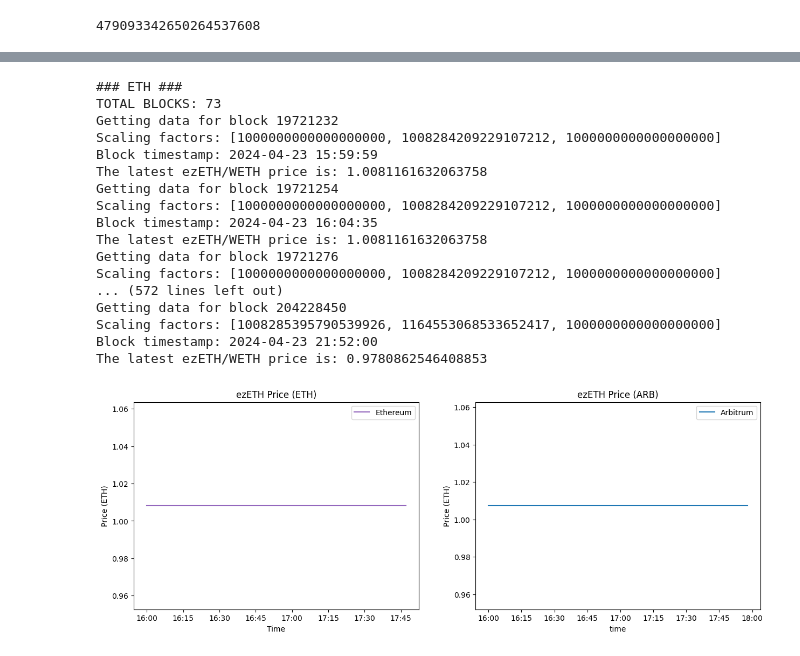
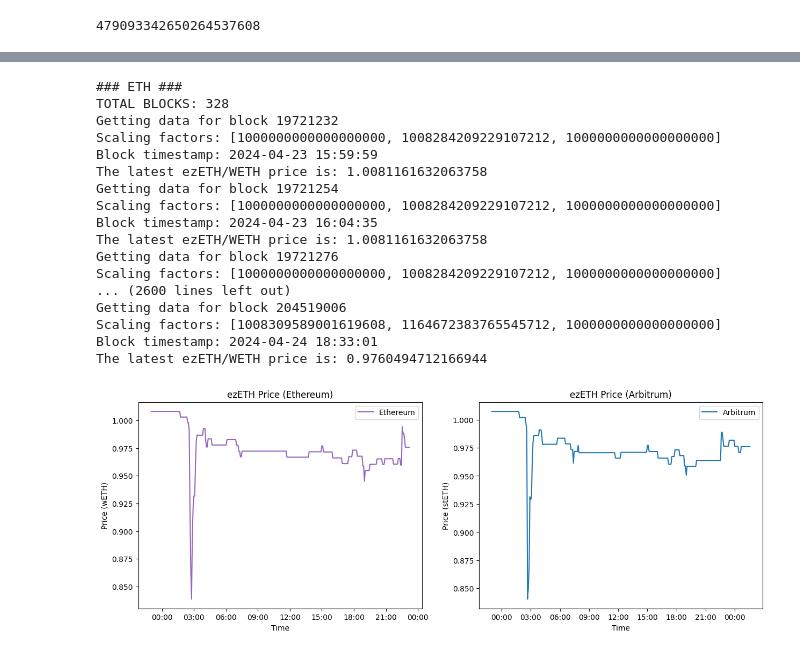
Before and after one commit to keroshanpillay/ezETH-Depeg-Analysis, a Jupyter notebook: analysis.ipynb, the cells around one changed output, grey strips where cells are left out. Cells and saved outputs as stored; diff of their text form; code cells hidden in the pictures.

```diff
--- a/analysis.ipynb
+++ b/analysis.ipynb
@@ -71,7 +64,7 @@ import json
 
 BPT_DECIMALS = 1e18
 
-num_hours = 6
+num_hours = 27
 
 START_HEIGHT = 19721825
 START_HEIGHT = eth_block_start
@@ -181,7 +174,7 @@ web3 = Web3(Web3.HTTPProvider(API_ARB))
 pool_tokens_data_arb, ezeth_eth_rate_data_arb, eth_usd_rate_data_arb, timestamps_arb, bpt_supply_data_arb, scaling_factors_data_arb = getData(web3, arb_block_range, arb_contract_address, arb_vault, oracle_eth_arb, oracle_ez_arb, arb_pool_id)
 # %% [output]
 ### ETH ###
-TOTAL BLOCKS: 73
+TOTAL BLOCKS: 328
 Getting data for block 19721232
 Scaling factors: [1000000000000000000, 1008284209229107212, 1000000000000000000]
 Block timestamp: 2024-04-23 15:59:59
@@ -192,8 +185,8 @@ Block timestamp: 2024-04-23 16:04:35
 The latest ezETH/WETH price is: 1.0081161632063758
 Getting data for block 19721276
 Scaling factors: [1000000000000000000, 1008284209229107212, 1000000000000000000]
-... (572 lines left out)
-Getting data for block 204228450
-Scaling factors: [1008285395790539926, 1164553068533652417, 1000000000000000000]
-Block timestamp: 2024-04-23 21:52:00
-The latest ezETH/WETH price is: 0.9780862546408853
+... (2600 lines left out)
+Getting data for block 204519006
+Scaling factors: [1008309589001619608, 1164672383765545712, 1000000000000000000]
+Block timestamp: 2024-04-24 18:33:01
+The latest ezETH/WETH price is: 0.9760494712166944
@@ -200,6 +196,6 @@ The latest ezETH/WETH price is: 0.9780862546408853
 # %%
-timestamps = [datetime.fromtimestamp(ts) for ts in timestamps]
-timestamps_arb = [datetime.fromtimestamp(ts) for ts in timestamps_arb]
+timestamps = [datetime.fromtimestamp(ts, tz=timezone.utc) for ts in timestamps]
+timestamps_arb = [datetime.fromtimestamp(ts, tz=timezone.utc) for ts in timestamps_arb]
 
 # scaling_factors = [1000000000000000000, 1012126580662408076, 1000000000000000000]
 # scaling_factors_arb = [1012128187462516518, 1169781604352280999, 1000000000000000000 ]
@@ -228,28 +224,29 @@ for i,data in enumerate(pool_tokens_data_arb):
 # %%
 fig, ax = plt.subplots(1,2, figsize=(15, 5))
 
 color='tab:purple'
 ax[0].set_xlabel('Time')
-ax[0].set_title('ezETH Price (ETH)')
-ax[0].set_ylabel('Price (ETH)')
+ax[0].set_title('ezETH Price (Ethereum)')
+ax[0].set_ylabel('Price (wETH)')
 ax[0].plot(timestamps, ezeth_eth_rate_data, label='Ethereum', color=color)
 ax[0].tick_params(axis='y')
 ax[0].legend()
 
 # beautify the x-labels
 myFmt = mdates.DateFormatter('%H:%M')
 ax[0].xaxis.set_major_formatter(myFmt)
 
 color='tab:blue'
-ax[1].set_title('ezETH Price (ARB)')
-ax[1].set_xlabel('time')
-ax[1].set_ylabel('Price (ETH)')
+ax[1].set_title('ezETH Price (Arbitrum)')
+ax[1].set_xlabel('Time')
+ax[1].set_ylabel('Price (stETH)')
 ax[1].plot(timestamps_arb, ezeth_eth_rate_data_arb, label='Arbitrum', color=color)
 ax[1].tick_params(axis='y')
 ax[1].legend()
 
+
 # beautify the x-labels
 myFmt = mdates.DateFormatter('%H:%M')
 ax[1].xaxis.set_major_formatter(myFmt)
 # %% [output]
-[figure, old version]
+[figure, new version]
```
Also changed, not shown: parts of 12 cells of this notebook.
